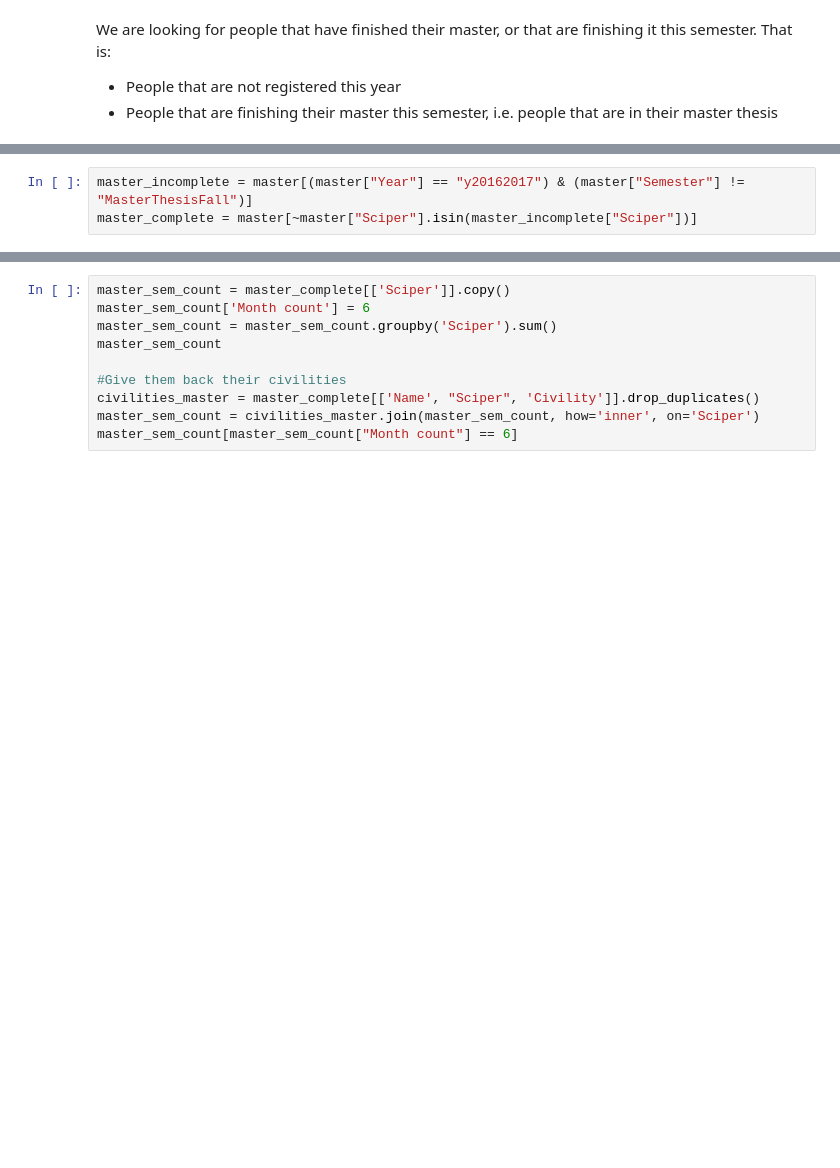
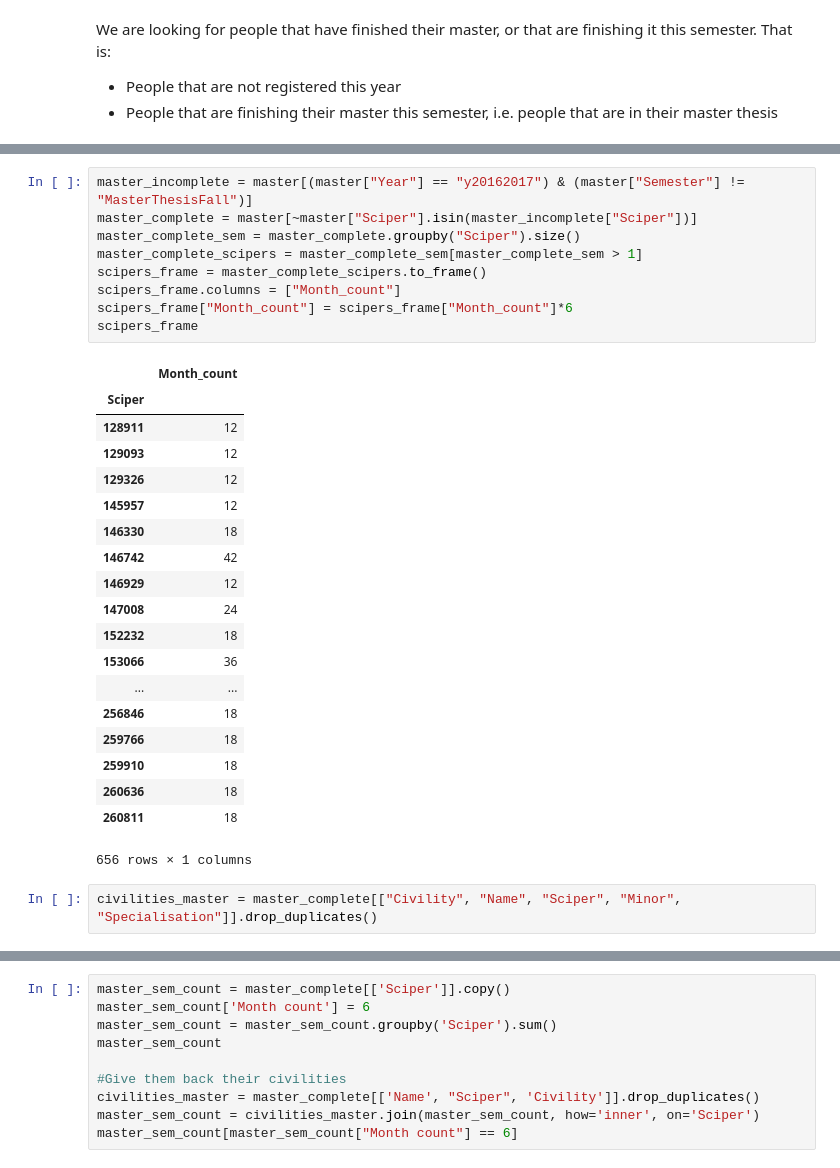
Before and after one commit to bojbilla/AdaHomeworks, a Jupyter notebook: 02 - Data from the Web/HW2.ipynb, the cells around one changed output, grey strips where cells are left out. Cells and saved outputs as stored; diff of their text form; blank space fills up the shorter version.

```diff
--- a/02 - Data from the Web/HW2.ipynb
+++ b/02 - Data from the Web/HW2.ipynb
@@ -240,3 +305,31 @@ We are looking for people that have finished their master, or that are finishing
 # %%
 master_incomplete = master[(master["Year"] == "y20162017") & (master["Semester"] != "MasterThesisFall")]
 master_complete = master[~master["Sciper"].isin(master_incomplete["Sciper"])]
+master_complete_sem = master_complete.groupby("Sciper").size()
+master_complete_scipers = master_complete_sem[master_complete_sem > 1]
+scipers_frame = master_complete_scipers.to_frame()
+scipers_frame.columns = ["Month_count"]
+scipers_frame["Month_count"] = scipers_frame["Month_count"]*6
+scipers_frame
+# %% [output]
+|  | Month_count |
+| Sciper |  |
+| 128911 | 12 |
+| 129093 | 12 |
+| 129326 | 12 |
+| 145957 | 12 |
+| 146330 | 18 |
+| 146742 | 42 |
+| 146929 | 12 |
+| 147008 | 24 |
+| 152232 | 18 |
+| 153066 | 36 |
+| ... | ... |
+| 256846 | 18 |
+| 259766 | 18 |
+| 259910 | 18 |
+| 260636 | 18 |
+| 260811 | 18 |
+656 rows × 1 columns
+# %%
+civilities_master = master_complete[["Civility", "Name", "Sciper", "Minor", "Specialisation"]].drop_duplicates()
```
Also changed, not shown: parts of 5 cells of this notebook.
